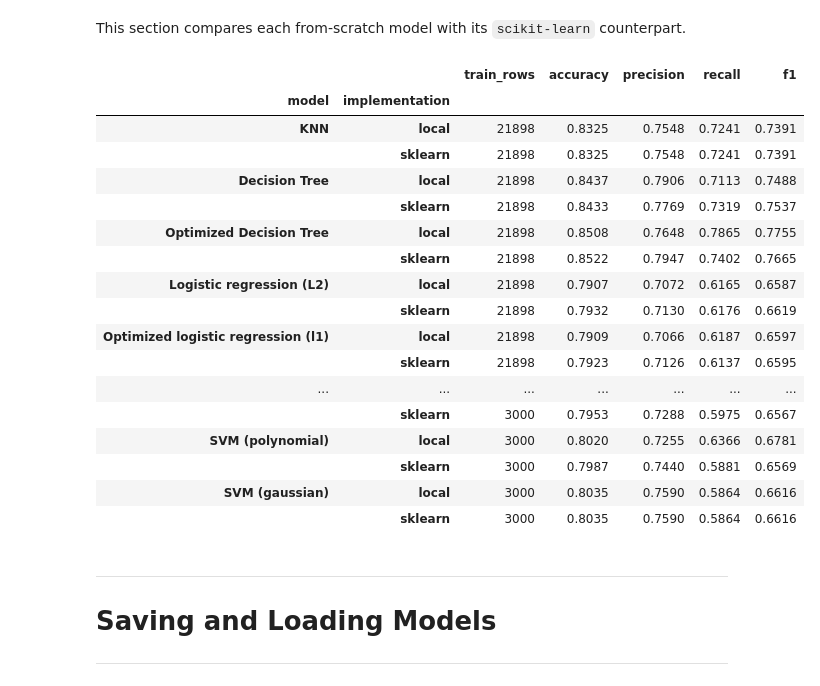
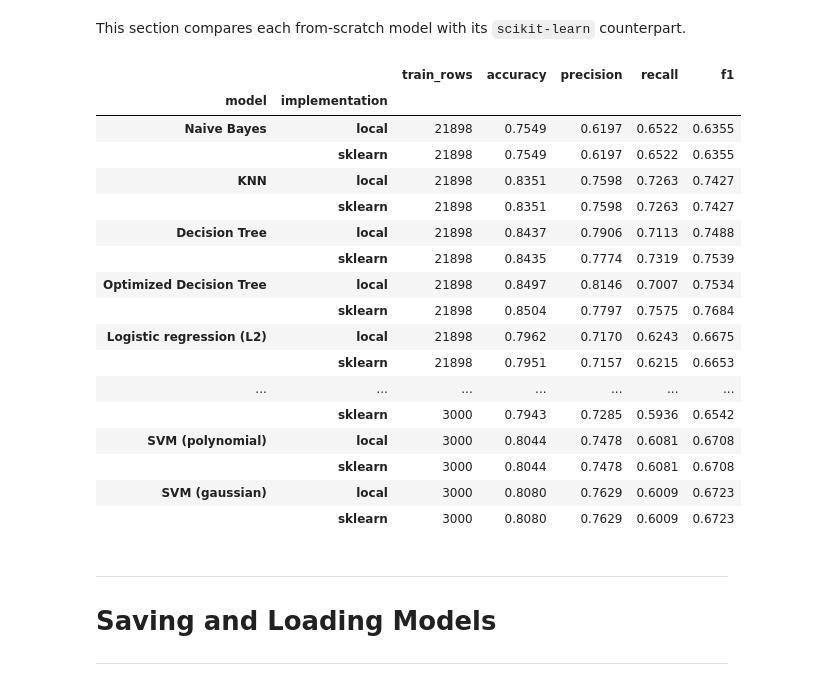
Before and after one commit to ValentinoDan/IF3170_G22_OISCDivisiKaggle, a Jupyter notebook: src/notebook.ipynb, the cells around one changed output. Saved outputs shown, nothing was run; the diff lists cells and outputs as text; code cells hidden in the pictures.

Commit message:
feat: Menambahkan bonus cost-sensitive dan kode naive bayes

```diff
--- a/src/notebook.ipynb
+++ b/src/notebook.ipynb
@@ -1001,7 +1027,7 @@ tuning_selection = {
     "Tree": "Optimized Decision Tree",
     "LR": "Optimized logistic regression (l2)",
     "SVM": "SVM (gaussian)",
-    "NB": "Naive Bayes",
+    "NB": "Optimized Naive Bayes",
 }
 tuning_grid = {
     "KNN": {"n_neighbors": [3, 5, 9]},
@@ -1013,7 +1039,11 @@ tuning_grid = {
     },
     "LR": {"alpha": [0.0001, 0.001, 0.01]},
     "SVM": {"c": [0.1, 1.0, 10.0]},
-    "NB": {"alpha": [0.1, 1.0, 10.0]},
+    "NB": {
+        "alpha": [0.1, 1.0, 5.0, 10.0],
+        "var_smoothing": [1e-9, 0.1, 0.5],
+        "use_feature_weights": [False, True],
+    },
 }
 tuning_svm_limit = 3000
 tuning_families = {
@@ -1274,6 +1304,40 @@ for name in lr_candidates:
         ), X_train, y_train, valid_predictions[name],
     )
 
+# Naive Bayes
+for name, local_model in fitted_models.items():
+    if isinstance(local_model, NaiveBayes):
+        if local_model.mode in ("discretized", "categorical") and local_model.discretizer_ is not None:
+            nb_encoder = OrdinalEncoder(
+                handle_unknown="use_encoded_value",
+                unknown_value=-1,
+            )
+            X_train_disc = local_model.discretizer_.transform(X_train).astype(str)
+            X_val_disc = local_model.discretizer_.transform(X_val).astype(str)
+            X_train_cat = pd.DataFrame(
+                nb_encoder.fit_transform(X_train_disc),
+                index=X_train.index,
+                columns=X_train.columns,
+            )
+            X_val_cat = pd.DataFrame(
+                np.clip(nb_encoder.transform(X_val_disc), 0, None),
+                index=X_val.index,
+                columns=X_val.columns,
+            )
+            cat_nb = CategoricalNB(alpha=local_model.alpha)
+            cat_nb.fit(X_train_cat, y_train)
+            cat_pred = cat_nb.predict(X_val_cat)
+            sklearn_models[name] = cat_nb
+            sklearn_predictions[name] = cat_pred
+            record_comparison(name, valid_predictions[name], cat_pred, len(y_train))
+        else:
+            comparison_candidates[name] = (
+                GaussianNB(var_smoothing=local_model.var_smoothing),
+                X_train,
+                y_train,
+                valid_predictions[name],
+            )
+
 # SVM
 for name, local_model in fitted_models.items():
     if isinstance(local_model, SVM):
@@ -1282,49 +1346,49 @@ for name, local_model in fitted_models.items():
                 C=local_model.c,
                 kernel={"linear": "linear", "polynomial": "poly", "gaussian": "rbf"}[local_model.kernel],
                 gamma=local_model.gamma, degree=local_model.p, coef0=local_model.r,
                 tol=1e-6,
             ),
             X_svm if name in svm_params else X_train,
             y_svm if name in svm_params else 2 * y_train.to_numpy() - 1,
             valid_predictions[name],
         )
 
 # Training and Validation
 for name, (comparison_model, train_matrix, train_labels, local_predictions) in comparison_candidates.items():
     comparison_model.fit(train_matrix, train_labels)
     predicted = comparison_model.predict(
         X_val if isinstance(train_matrix, pd.DataFrame) else X_val.to_numpy()
     )
 
     if isinstance(comparison_model, SVC):
         predicted = (predicted + 1) // 2
 
     sklearn_models[name] = comparison_model
     sklearn_predictions[name] = predicted
     record_comparison(name, local_predictions, predicted, len(train_labels))
 
 # Comparison
 comparison_scores = pd.DataFrame(comparison_results).set_index(["model", "implementation"])
 display(comparison_scores.round(4))
 # %% [output]
 |  |  | train_rows | accuracy | precision | recall | f1 |
 | model | implementation |  |  |  |  |  |
-| KNN | local | 21898 | 0.8325 | 0.7548 | 0.7241 | 0.7391 |
-|  | sklearn | 21898 | 0.8325 | 0.7548 | 0.7241 | 0.7391 |
+| Naive Bayes | local | 21898 | 0.7549 | 0.6197 | 0.6522 | 0.6355 |
+|  | sklearn | 21898 | 0.7549 | 0.6197 | 0.6522 | 0.6355 |
+| KNN | local | 21898 | 0.8351 | 0.7598 | 0.7263 | 0.7427 |
+|  | sklearn | 21898 | 0.8351 | 0.7598 | 0.7263 | 0.7427 |
 | Decision Tree | local | 21898 | 0.8437 | 0.7906 | 0.7113 | 0.7488 |
-|  | sklearn | 21898 | 0.8433 | 0.7769 | 0.7319 | 0.7537 |
-| Optimized Decision Tree | local | 21898 | 0.8508 | 0.7648 | 0.7865 | 0.7755 |
-|  | sklearn | 21898 | 0.8522 | 0.7947 | 0.7402 | 0.7665 |
-| Logistic regression (L2) | local | 21898 | 0.7907 | 0.7072 | 0.6165 | 0.6587 |
-|  | sklearn | 21898 | 0.7932 | 0.7130 | 0.6176 | 0.6619 |
-| Optimized logistic regression (l1) | local | 21898 | 0.7909 | 0.7066 | 0.6187 | 0.6597 |
-|  | sklearn | 21898 | 0.7923 | 0.7126 | 0.6137 | 0.6595 |
+|  | sklearn | 21898 | 0.8435 | 0.7774 | 0.7319 | 0.7539 |
+| Optimized Decision Tree | local | 21898 | 0.8497 | 0.8146 | 0.7007 | 0.7534 |
+|  | sklearn | 21898 | 0.8504 | 0.7797 | 0.7575 | 0.7684 |
+| Logistic regression (L2) | local | 21898 | 0.7962 | 0.7170 | 0.6243 | 0.6675 |
+|  | sklearn | 21898 | 0.7951 | 0.7157 | 0.6215 | 0.6653 |
 | ... | ... | ... | ... | ... | ... | ... |
-|  | sklearn | 3000 | 0.7953 | 0.7288 | 0.5975 | 0.6567 |
-| SVM (polynomial) | local | 3000 | 0.8020 | 0.7255 | 0.6366 | 0.6781 |
-|  | sklearn | 3000 | 0.7987 | 0.7440 | 0.5881 | 0.6569 |
-| SVM (gaussian) | local | 3000 | 0.8035 | 0.7590 | 0.5864 | 0.6616 |
-|  | sklearn | 3000 | 0.8035 | 0.7590 | 0.5864 | 0.6616 |
+|  | sklearn | 3000 | 0.7943 | 0.7285 | 0.5936 | 0.6542 |
+| SVM (polynomial) | local | 3000 | 0.8044 | 0.7478 | 0.6081 | 0.6708 |
+|  | sklearn | 3000 | 0.8044 | 0.7478 | 0.6081 | 0.6708 |
+| SVM (gaussian) | local | 3000 | 0.8080 | 0.7629 | 0.6009 | 0.6723 |
+|  | sklearn | 3000 | 0.8080 | 0.7629 | 0.6009 | 0.6723 |
 # %% [markdown]
 ---
 
```
Also changed, not shown: parts of 21 cells of this notebook.
